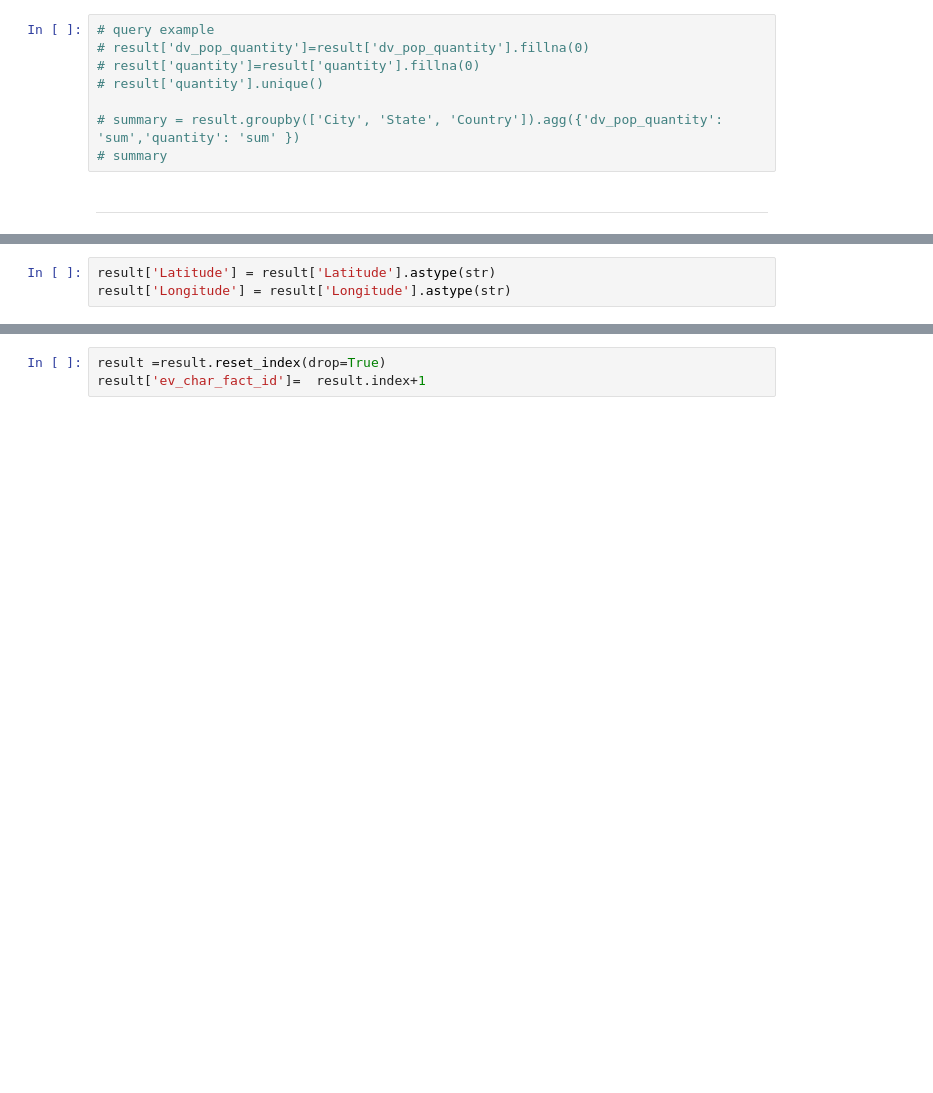
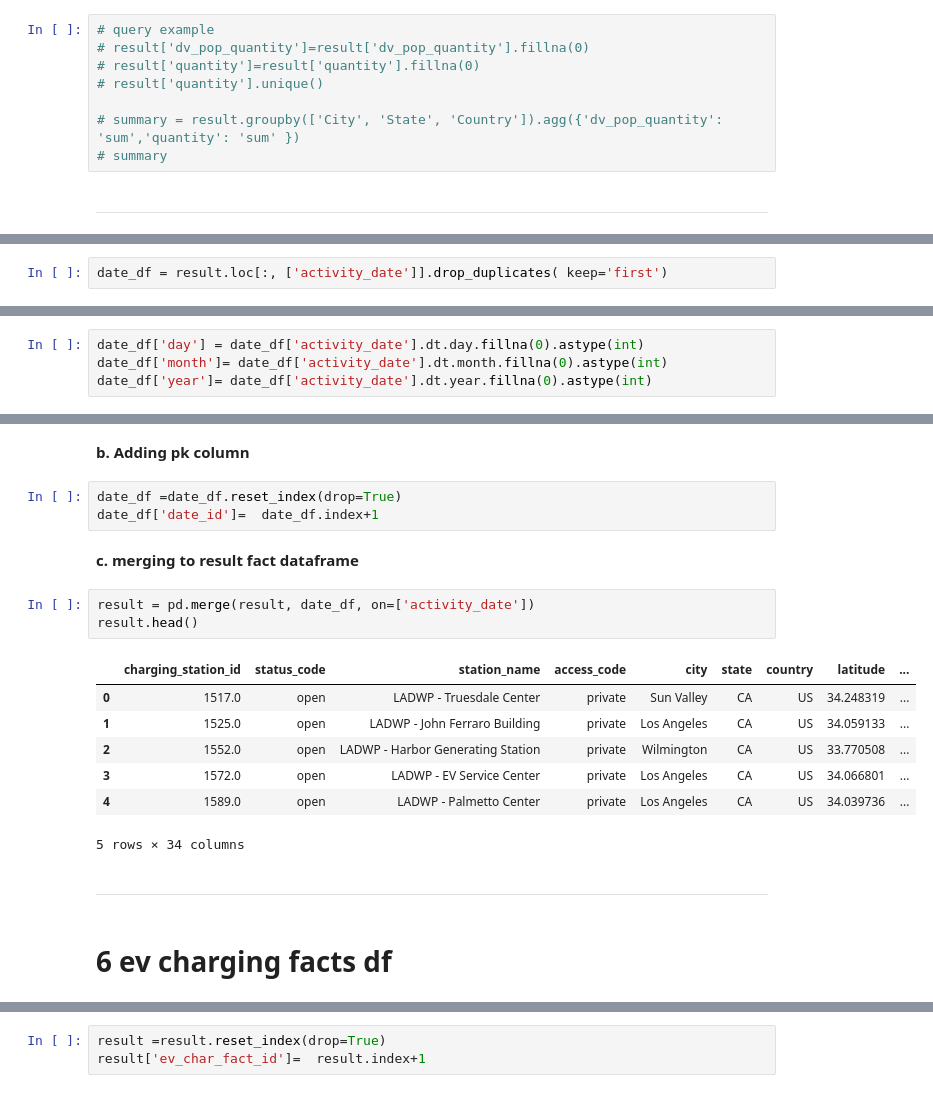
Before and after one commit to hicranA/partsUnlimitedDW, a Jupyter notebook: etl_ev_car_population.ipynb, the cells around one changed output, grey strips where cells are left out. Saved outputs shown, nothing was run; the diff lists cells and outputs as text; blank space fills up the shorter version.

```diff
--- a/etl_ev_car_population.ipynb
+++ b/etl_ev_car_population.ipynb
@@ -613,3 +625,0 @@ result.columns
-# %%
-result['Latitude'] = result['Latitude'].astype(str)
-result['Longitude'] = result['Longitude'].astype(str)
@@ -616 +630,3 @@ result['Longitude'] = result['Longitude'].astype(str)
+# %%
+date_df = result.loc[:, ['activity_date']].drop_duplicates( keep='first')
 # %%
@@ -623,0 +647,4 @@ np.unique(result[['Latitude', 'Longitude','City', 'State', 'Country']].values)
+# %%
+date_df['day'] = date_df['activity_date'].dt.day.fillna(0).astype(int)
+date_df['month']= date_df['activity_date'].dt.month.fillna(0).astype(int)
+date_df['year']= date_df['activity_date'].dt.year.fillna(0).astype(int)
@@ -623,0 +660,22 @@ np.unique(result[['Latitude', 'Longitude','City', 'State', 'Country']].values)
+# %% [markdown]
+**b. Adding pk column**
+# %%
+date_df =date_df.reset_index(drop=True)
+date_df['date_id']=  date_df.index+1
+# %% [markdown]
+**c. merging to result fact dataframe**
+# %%
+result = pd.merge(result, date_df, on=['activity_date'])
+result.head()
+# %% [output]
+|  | charging_station_id | status_code | station_name | access_code | city | state | country | latitude | ... |
+| 0 | 1517.0 | open | LADWP - Truesdale Center | private | Sun Valley | CA | US | 34.248319 | ... |
+| 1 | 1525.0 | open | LADWP - John Ferraro Building | private | Los Angeles | CA | US | 34.059133 | ... |
+| 2 | 1552.0 | open | LADWP - Harbor Generating Station | private | Wilmington | CA | US | 33.770508 | ... |
+| 3 | 1572.0 | open | LADWP - EV Service Center | private | Los Angeles | CA | US | 34.066801 | ... |
+| 4 | 1589.0 | open | LADWP - Palmetto Center | private | Los Angeles | CA | US | 34.039736 | ... |
+5 rows × 34 columns
+# %% [markdown]
+-----------------------  --------------------------------
+# %% [markdown]
+# 6 ev charging facts df
```
Also changed, not shown: parts of 40 cells of this notebook, 2 other files.
